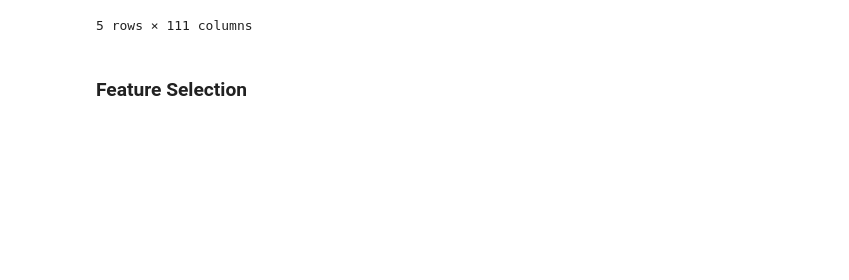
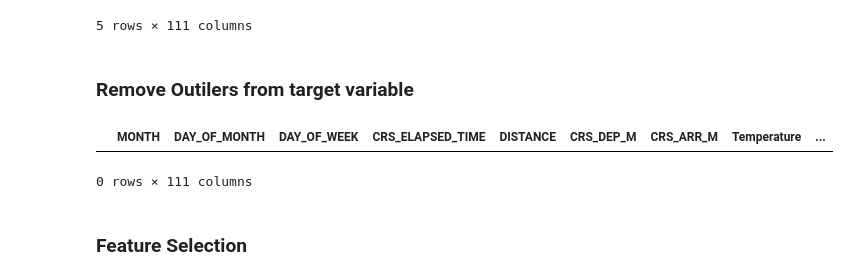
Before and after one commit to Josiah-Lam/Flight-delay, a Jupyter notebook: classification-model/knn.ipynb, the cells around one changed output. Drawn from its saved outputs; the diff is of its cells as text; code cells hidden in the pictures; blank space fills up the shorter version.

```diff
--- a/classification-model/knn.ipynb
+++ b/classification-model/knn.ipynb
@@ -27,5 +27,17 @@ df.head(5)
 | 3 | 11 | 1 | 5 | 168 | 944 | 345 | 513 | 48 | ... |
 | 4 | 11 | 1 | 5 | 139 | 760 | 360 | 499 | 46 | ... |
 5 rows × 111 columns
+# %% [markdown]
+### Remove Outilers from target variable
+# %%
+dep_delay = df['DEP_DELAY']
+mean = dep_delay.mean()
+sd = dep_delay.std()
+
+outliers = ((dep_delay < mean-3*sd) | (dep_delay > mean+3*sd))
+df[outliers]
+# %% [output]
+|  | MONTH | DAY_OF_MONTH | DAY_OF_WEEK | CRS_ELAPSED_TIME | DISTANCE | CRS_DEP_M | CRS_ARR_M | Temperature | ... |
+0 rows × 111 columns
 # %%
 X = df.drop(columns=['DEP_DELAY'])  # Feature matrix
```
Also changed, not shown: parts of 7 cells of this notebook.
